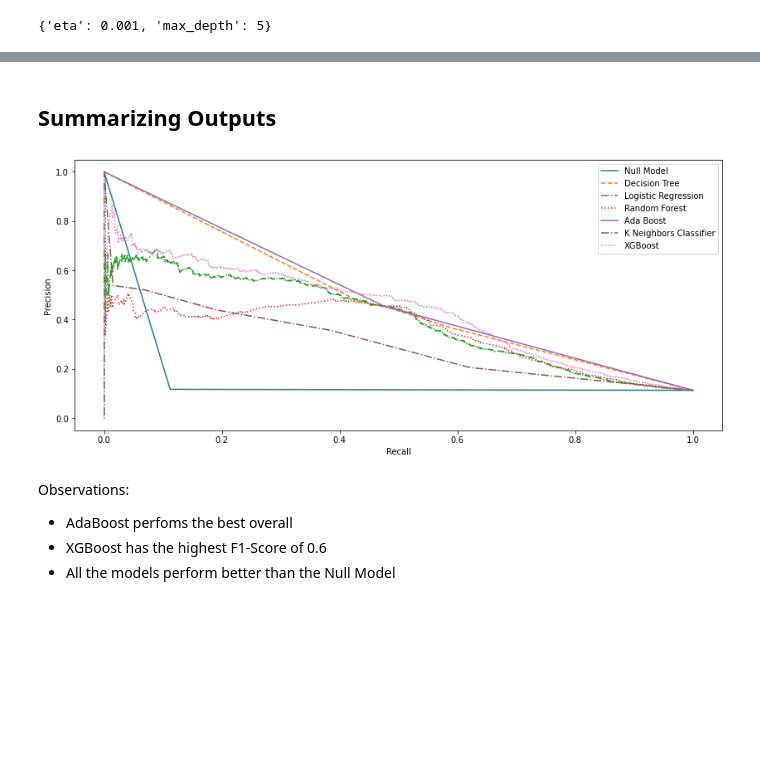
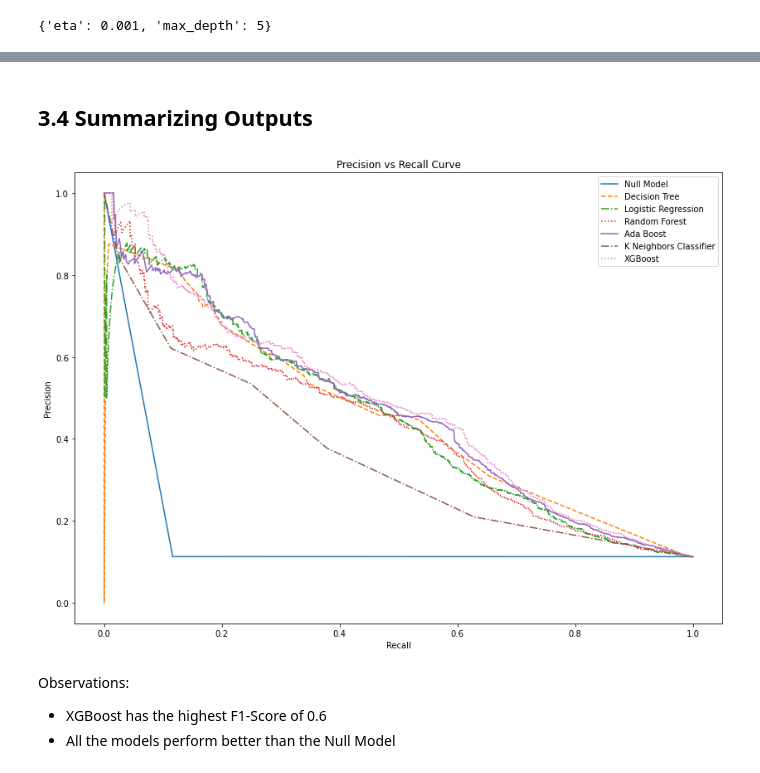
Before and after one commit to Onk24/Bank_Marketing, a Jupyter notebook: Bank_Marketing.ipynb, the cells around one changed output, grey strips where cells are left out. Saved outputs shown, nothing was run; the diff lists cells and outputs as text; code cells hidden in the pictures; blank space fills up the shorter version.

```diff
--- a/Bank_Marketing.ipynb
+++ b/Bank_Marketing.ipynb
@@ -587,7 +603,7 @@ gs_model.best_params_
 # %% [output]
 {'n_neighbors': 5}
 # %%
-knn_precision, knn_recall, _ = precision_recall_curve(y_test, knn.predict_proba(X_test_n)[:,1])
-auc_score = np.round(auc(knn_recall, knn_precision),2)
+knn_precision, knn_recall, _ = precision_recall_curve(y_test, probs)
+avg_prec = np.round(average_precision_score(y_test, probs),2)
 f1 = np.round(max_f1(knn_precision, knn_recall),2)
 # %%
@@ -608,16 +624,19 @@ summary
 param_grid = {"eta": [0.001,0.01, 0.05,0.1,0.5],"max_depth" : [3,5,10]}
 # %%
 xgb = XGBClassifier()
-gs_model = GridSearchCV(xgb, param_grid, scoring = make_scorer(pr_auc), cv = 5)
+gs_model = GridSearchCV(xgb, param_grid, scoring = make_scorer(average_precision_score), cv = 5)
 gs_model.fit(X_train_n, y_train)
 xgb.set_params(**gs_model.best_params_)
-xgb.fit(X_train_n, y_train);
+xgb.fit(X_train_n, y_train)
+probs = xgb.predict_proba(X_test_n)[:,1];
+# %%
+probs = xgb.predict_proba(X_test_n)[:,1];
 # %%
 gs_model.best_params_
 # %% [output]
 {'eta': 0.001, 'max_depth': 5}
 # %%
-xgb_precision, xgb_recall, _ = precision_recall_curve(y_test, xgb.predict_proba(X_test_n)[:,1])
-auc_score = np.round(auc(xgb_recall, xgb_precision),2)
+xgb_precision, xgb_recall, _ = precision_recall_curve(y_test, probs)
+avg_prec = np.round(average_precision_score(y_test,probs),2)
 f1 = np.round(max_f1(xgb_precision, xgb_recall),2)
 # %%
@@ -636,30 +655,29 @@ summary
 # %% [markdown]
-## Summarizing Outputs
+## 3.4 Summarizing Outputs
 # %%
-plt.figure(figsize = (14,6))
+plt.figure(figsize = (14,10))
 
 plt.plot(null_recall, null_precision, linestyle = "-", markerfacecolor = "w", label = "Null Model")
 
 plt.plot(dt_recall, dt_precision, linestyle = "--", markerfacecolor = "b", label = "Decision Tree")
 
 plt.plot(lr_recall, lr_precision, linestyle = "-.", markerfacecolor = "g", label = "Logistic Regression")
 
 plt.plot(rf_recall, rf_precision, linestyle = ":", markerfacecolor = "c", label = "Random Forest")
 
 plt.plot(ab_recall, ab_precision, linestyle = "solid", markerfacecolor = "m", label = "Ada Boost")
 
 plt.plot(knn_recall, knn_precision, linestyle = "dashdot", markerfacecolor = "y", label = "K Neighbors Classifier")
 
-plt.plot(xgb_recall, xgb_precision, linestyle = "dotted", markerfacecolor = "k", label = "XGBoost")
+plt.plot(xgb_recall, xgb_precision, linestyle = "dotted", markerfacecolor = "r", label = "XGBoost")
 
-
+plt.title("Precision vs Recall Curve")
 plt.legend()
 plt.xlabel('Recall')
 plt.ylabel('Precision');
 # %% [output]
-[figure, old version]
+[figure, new version]
 # %% [markdown]
 Observations:
-- AdaBoost perfoms the best overall
 - XGBoost has the highest F1-Score of 0.6
 - All the models perform better than the Null Model
```
Also changed, not shown: parts of 77 cells of this notebook.
